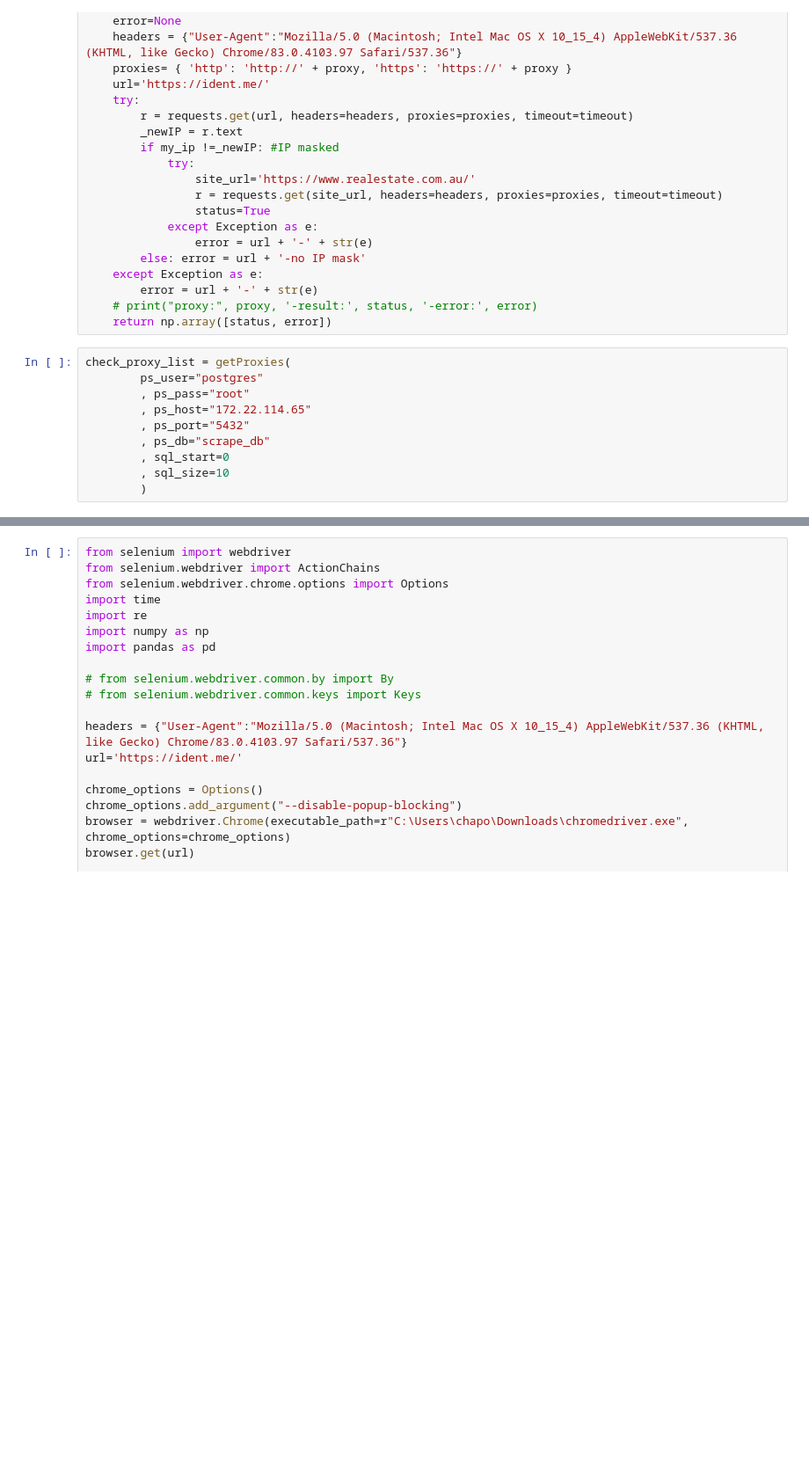
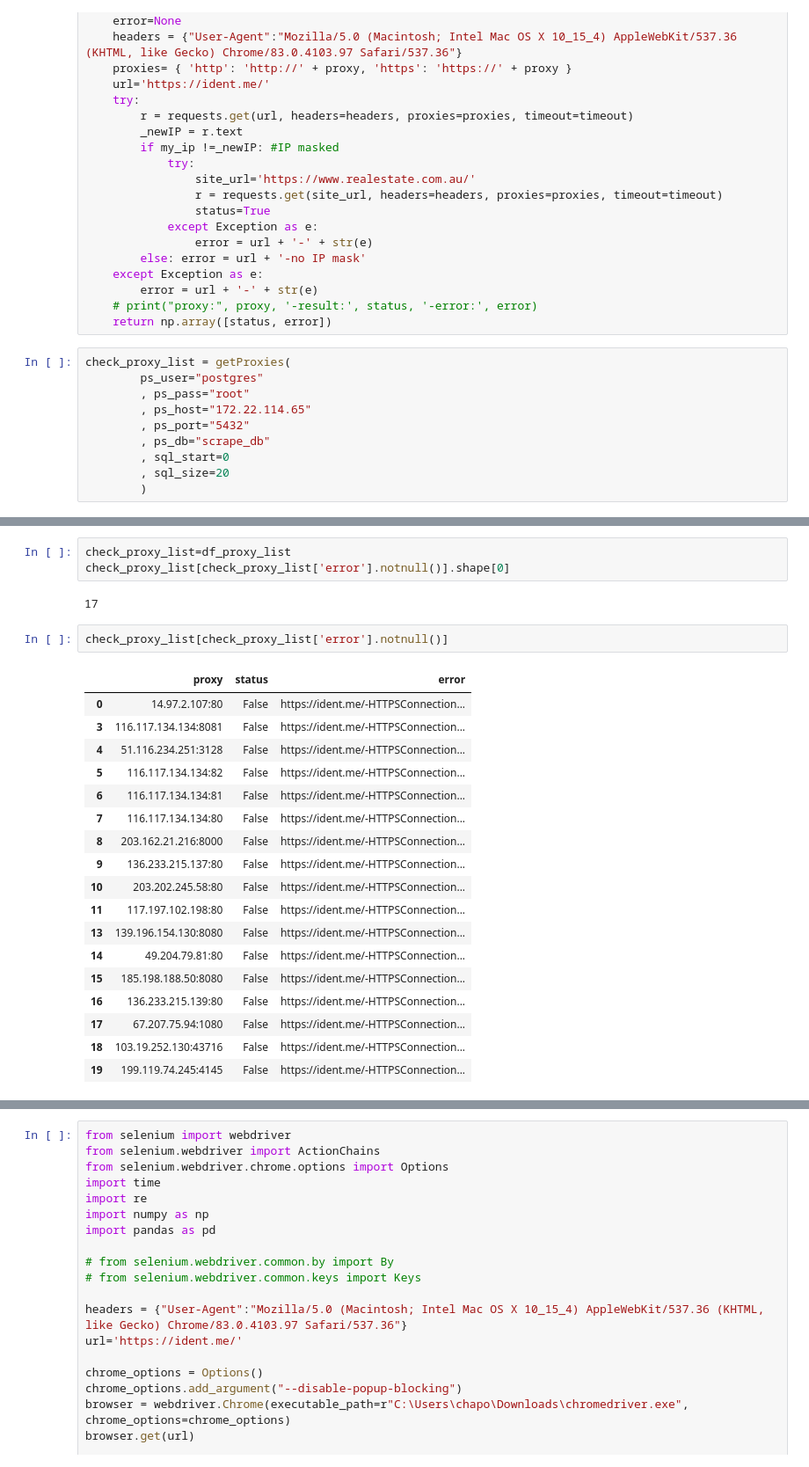
Before and after one commit to awesome-plant/prop_DAGS, a Jupyter notebook: Untitled-5.ipynb, the cells around one changed output, grey strips where cells are left out. Shown at 88% size. Cells and saved outputs as stored; diff of their text form; blank space fills up the shorter version.

```diff
--- a/Untitled-5.ipynb
+++ b/Untitled-5.ipynb
@@ -54,6 +54,6 @@ check_proxy_list = getProxies(
         , ps_port="5432"
         , ps_db="scrape_db"
         , sql_start=0
-        , sql_size=10
+        , sql_size=20
         )
 # %% [output]
@@ -118,0 +104,26 @@ dtype: object
+# %%
+check_proxy_list=df_proxy_list
+check_proxy_list[check_proxy_list['error'].notnull()].shape[0]
+# %% [output]
+17
+# %%
+check_proxy_list[check_proxy_list['error'].notnull()]
+# %% [output]
+|  | proxy | status | error |
+| 0 | 14.97.2.107:80 | False | https://ident.me/-HTTPSConnection... |
+| 3 | 116.117.134.134:8081 | False | https://ident.me/-HTTPSConnection... |
+| 4 | 51.116.234.251:3128 | False | https://ident.me/-HTTPSConnection... |
+| 5 | 116.117.134.134:82 | False | https://ident.me/-HTTPSConnection... |
+| 6 | 116.117.134.134:81 | False | https://ident.me/-HTTPSConnection... |
+| 7 | 116.117.134.134:80 | False | https://ident.me/-HTTPSConnection... |
+| 8 | 203.162.21.216:8000 | False | https://ident.me/-HTTPSConnection... |
+| 9 | 136.233.215.137:80 | False | https://ident.me/-HTTPSConnection... |
+| 10 | 203.202.245.58:80 | False | https://ident.me/-HTTPSConnection... |
+| 11 | 117.197.102.198:80 | False | https://ident.me/-HTTPSConnection... |
+| 13 | 139.196.154.130:8080 | False | https://ident.me/-HTTPSConnection... |
+| 14 | 49.204.79.81:80 | False | https://ident.me/-HTTPSConnection... |
+| 15 | 185.198.188.50:8080 | False | https://ident.me/-HTTPSConnection... |
+| 16 | 136.233.215.139:80 | False | https://ident.me/-HTTPSConnection... |
+| 17 | 67.207.75.94:1080 | False | https://ident.me/-HTTPSConnection... |
+| 18 | 103.19.252.130:43716 | False | https://ident.me/-HTTPSConnection... |
+| 19 | 199.119.74.245:4145 | False | https://ident.me/-HTTPSConnection... |
```
Also changed, not shown: parts of 6 cells of this notebook.
